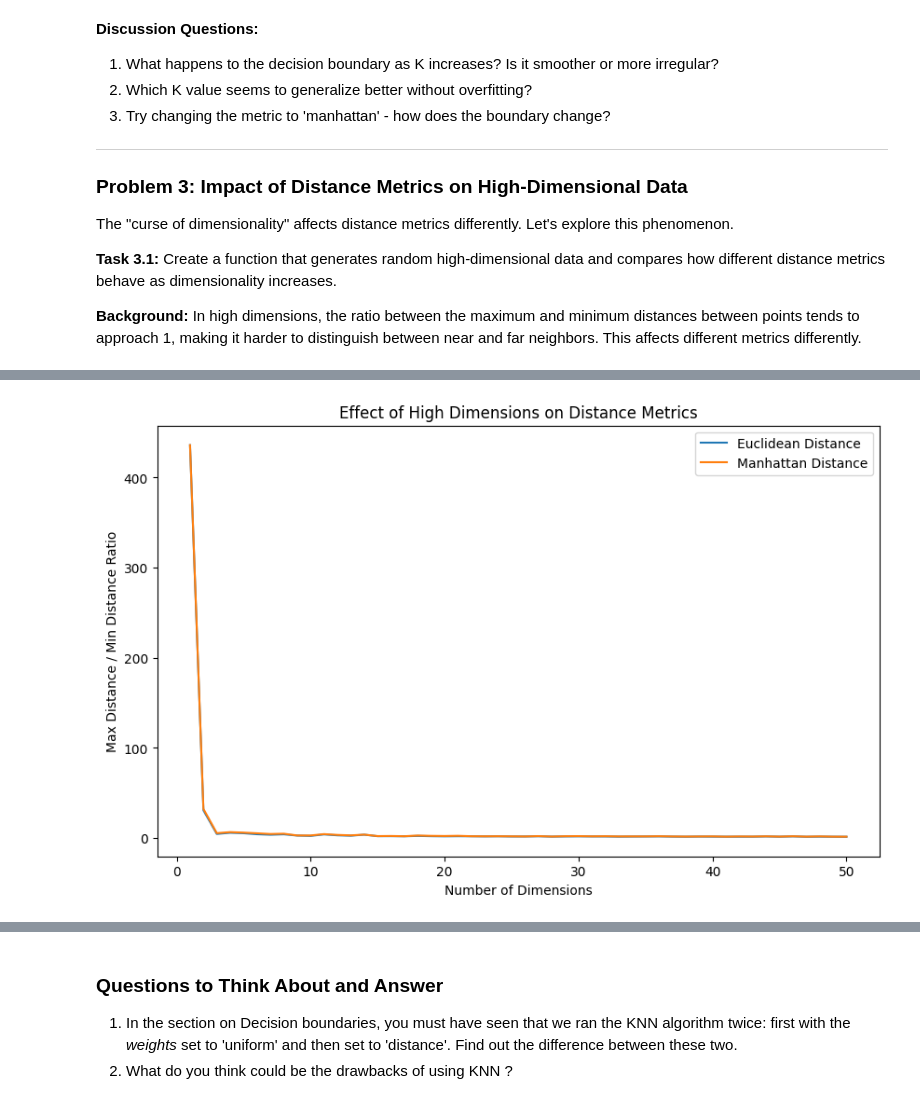
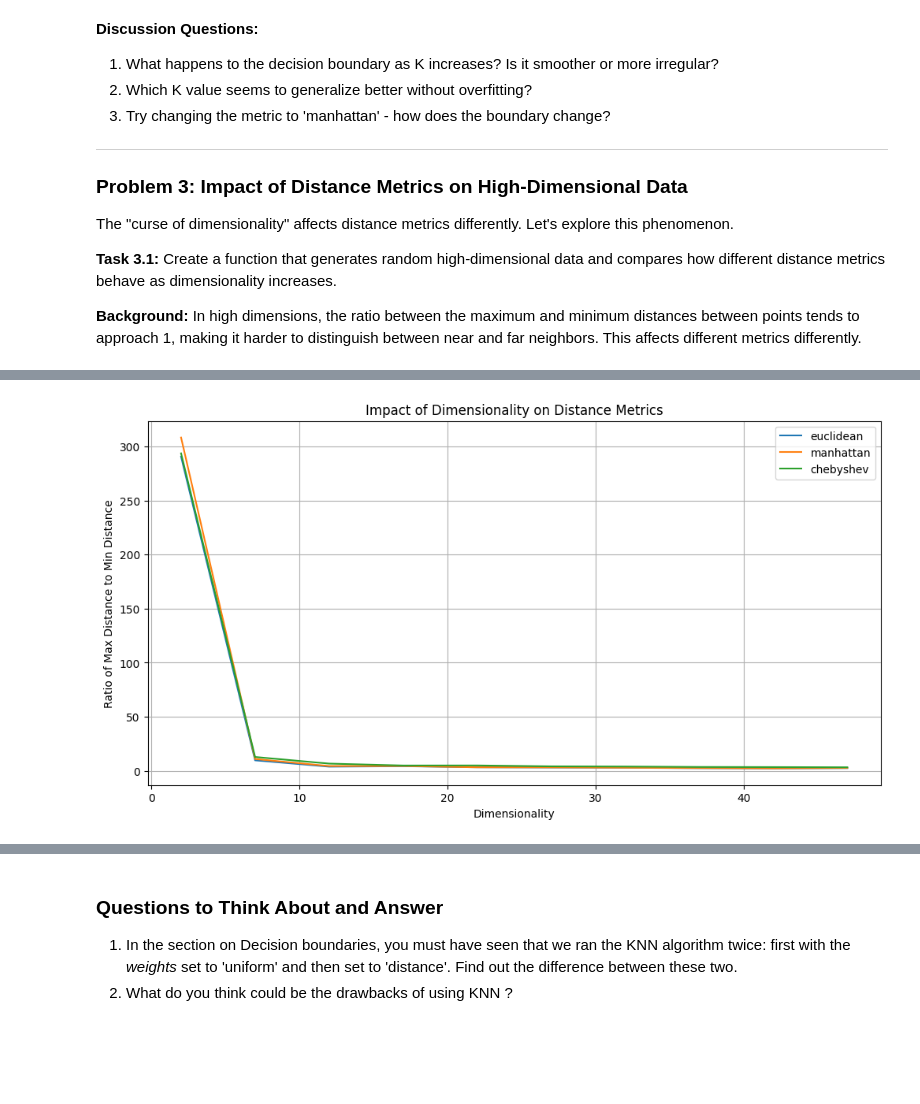
Before and after one commit to pamuvishali27/P.Vishali-HUB2603B260, a Jupyter notebook: STP_Module_3_Lab_2_Implementing_KNN_from_scratch_and_visualize_Algorithm_performance_by_Om_Kathalkar.ipynb, the cells around one changed output, grey strips where cells are left out. Saved outputs shown, nothing was run; the diff lists cells and outputs as text; code cells hidden in the pictures; blank space fills up the shorter version.

```diff
--- a/STP_Module_3_Lab_2_Implementing_KNN_from_scratch_and_visualize_Algorithm_performance_by_Om_Kathalkar.ipynb
+++ b/STP_Module_3_Lab_2_Implementing_KNN_from_scratch_and_visualize_Algorithm_performance_by_Om_Kathalkar.ipynb
@@ -896,57 +824,69 @@ dims, euclidean_ratios, manhattan_ratios = analyze_distance_metrics()
-# %%
-plt.figure(figsize=(10,6))
-
-plt.plot(dims, euclidean_ratios, label='Euclidean Distance')
-plt.plot(dims, manhattan_ratios, label='Manhattan Distance')
-
-plt.xlabel("Number of Dimensions")
-plt.ylabel("Max Distance / Min Distance Ratio")
-
-plt.title("Effect of High Dimensions on Distance Metrics")
-
-plt.legend()
-
-plt.show()
-# %% [output]
-[figure, removed]
 # %%
 ## HOMEWORK TASK 3.1
 ## Complete the function to analyze distance metrics in high dimensions
 ## Calculate the ratio of max distance to min distance for each metric
+
+import matplotlib.pyplot as plt
+from scipy.spatial.distance import pdist, cdist
 
 def analyze_distance_in_high_dims(max_dim=50, n_points=100):
     """
     Analyze how distance metrics behave in high dimensions.
 
     Parameters:
     max_dim: Maximum dimensionality to test
     n_points: Number of random points to generate
 
     Returns:
     Dictionary with results for each metric
     """
     dimensions = range(2, max_dim+1, 5)
     results = {
         'euclidean': [],
         'manhattan': [],
         'chebyshev': []
     }
 
     for dim in dimensions:
         # Generate random points
         points = np.random.randn(n_points, dim)
 
         # Calculate all pairwise distances for each metric
-        # Write your code here to compute distances and calculate ratio
+        # Euclidean distance
+        euclidean_distances = pdist(points, metric='euclidean')
+        if len(euclidean_distances) > 0:
+            results['euclidean'].append(euclidean_distances.max() / euclidean_distances.min())
+        else:
+            results['euclidean'].append(np.nan)
 
-        # Store the ratio of max/min distance
-        pass
+        # Manhattan distance
+        manhattan_distances = pdist(points, metric='cityblock')
+        if len(manhattan_distances) > 0:
+            results['manhattan'].append(manhattan_distances.max() / manhattan_distances.min())
+        else:
+            results['manhattan'].append(np.nan)
+
+        # Chebyshev distance
+        chebyshev_distances = pdist(points, metric='chebyshev')
+        if len(chebyshev_distances) > 0:
+            results['chebyshev'].append(chebyshev_distances.max() / chebyshev_distances.min())
+        else:
+            results['chebyshev'].append(np.nan)
 
     # Plot results
     plt.figure(figsize=(12, 6))
-    # Write your code here to plot the results
+    for metric, data in results.items():
+        plt.plot(list(dimensions), data, label=metric)
+    plt.xlabel('Dimensionality')
+    plt.ylabel('Ratio of Max Distance to Min Distance')
+    plt.title('Impact of Dimensionality on Distance Metrics')
+    plt.legend()
+    plt.grid(True)
+    plt.show()
 
     return results
 
 # Run the analysis
 results = analyze_distance_in_high_dims()
+# %% [output]
+[figure, added]
```
Also changed, not shown: parts of 30 cells of this notebook.
